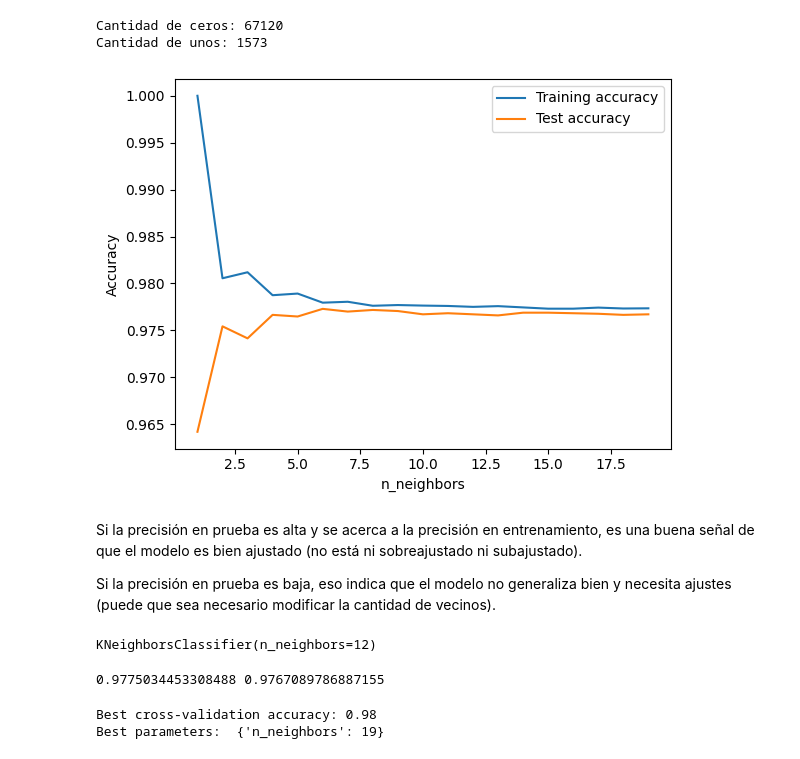
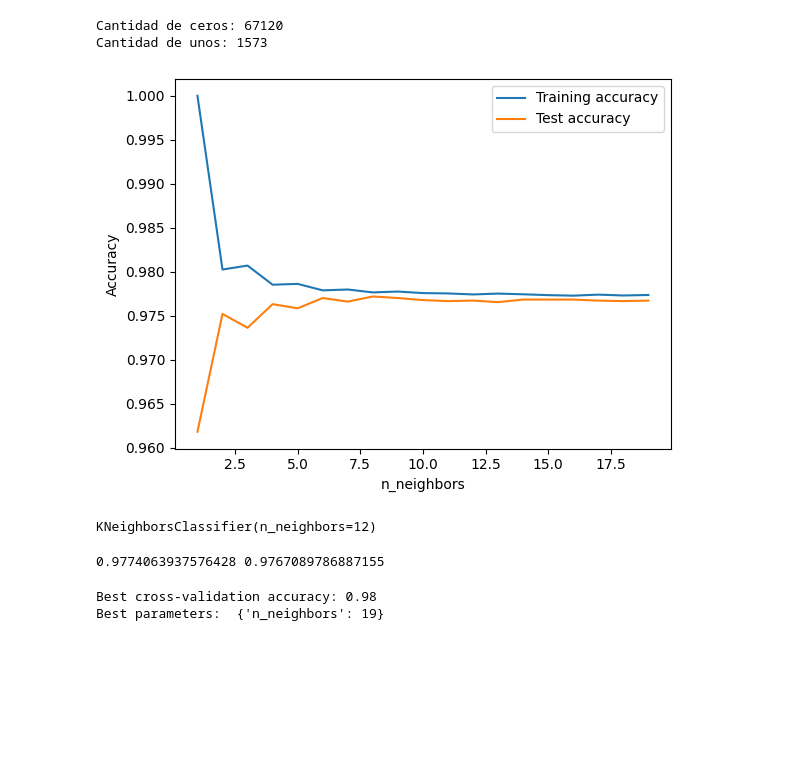
Before and after one commit to jthowinsson/Tornado_Forecast, a Jupyter notebook: docs/KNN_(k-Nearest Neighbors).ipynb, the cells around one changed output. Saved outputs shown, nothing was run; the diff lists cells and outputs as text; code cells hidden in the pictures; blank space fills up the shorter version.

```diff
--- a/docs/KNN_(k-Nearest Neighbors).ipynb
+++ b/docs/KNN_(k-Nearest Neighbors).ipynb
@@ -21,7 +21,7 @@ for dirname, _, filenames in os.walk('/kaggle/input'):
     for filename in filenames:
         print(os.path.join(dirname, filename))
 
-ruta = r'C:/Users/wmanj/OneDrive/Escritorio/MACHINELEARNING/tornados.csv'
+ruta = r'C:\Users\jthow\iCloudDrive\Documents\3_Maestria_Estadistica_UNINORTE\3_Tercer_Semestre\Machine_Learning\tornados.csv.zip'
 df = pd.read_csv(ruta)
 df.isnull().sum()
 # %% [output]
@@ -109,39 +104,35 @@ from sklearn.model_selection import train_test_split
 from sklearn.neighbors import KNeighborsClassifier
 import matplotlib.pyplot as plt
 
 # Seleccionar las características y la variable objetivo
-X = tornados_target[['mag', 'slat', 'slon', 'elat', 'elon', 'len', 'wid','fat','f1', 'f2', 'f3', 'f4']]
+X = tornados_target[['mag', 'slat', 'slon', 'elat', 'elon', 'len', 'wid','f1', 'f2', 'f3', 'f4']]
 y = df['mortality']
 
 # Dividir los datos en conjunto de entrenamiento y prueba
 X_train, X_test, y_train, y_test = train_test_split(X, y, stratify=y, random_state=66)
 
 # Listas para almacenar la exactitud en entrenamiento y prueba
 training_accuracy = []
 test_accuracy = []
 
 # Configuración de los vecinos
 neighbors_settings = range(1, 20)
 
 # Bucle para ajustar el modelo con diferentes números de vecinos
 for n_neighbors in neighbors_settings:
     clf = KNeighborsClassifier(n_neighbors=n_neighbors)
     clf.fit(X_train, y_train)
     training_accuracy.append(clf.score(X_train, y_train))
     test_accuracy.append(clf.score(X_test, y_test))
 
 # Graficar los resultados
 plt.plot(neighbors_settings, training_accuracy, label="Training accuracy")
 plt.plot(neighbors_settings, test_accuracy, label="Test accuracy")
 plt.ylabel("Accuracy")
 plt.xlabel("n_neighbors")
 plt.legend();
 # %% [output]
-[figure, old version]
+[figure, new version]
-# %% [markdown]
-Si la precisión en prueba es alta y se acerca a la precisión en entrenamiento, es una buena señal de que el modelo es bien ajustado (no está ni sobreajustado ni subajustado).
-
-Si la precisión en prueba es baja, eso indica que el modelo no generaliza bien y necesita ajustes (puede que sea necesario modificar la cantidad de vecinos).
 # %%
 clf = KNeighborsClassifier(n_neighbors=12)
 clf.fit(X_train, y_train)
@@ -150,7 +141,7 @@ KNeighborsClassifier(n_neighbors=12)
 # %%
 print(clf.score(X_train, y_train), clf.score(X_test, y_test))
 # %% [output]
-0.9775034453308488 0.9767089786887155
+0.9774063937576428 0.9767089786887155
 # %%
 from sklearn.model_selection import cross_val_score
 from sklearn.neighbors import KNeighborsClassifier
```
Also changed, not shown: parts of 10 cells of this notebook, 21 other files.
